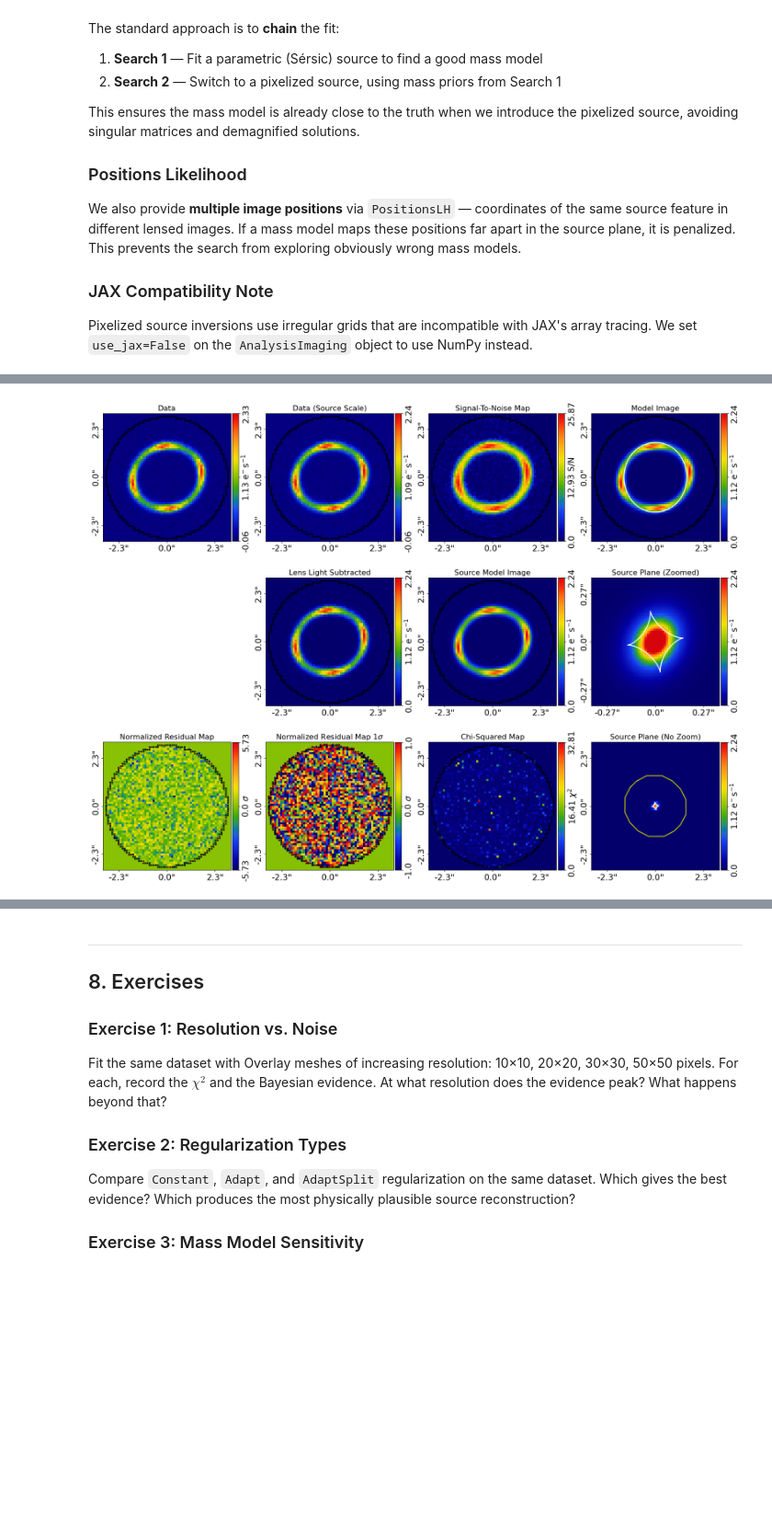
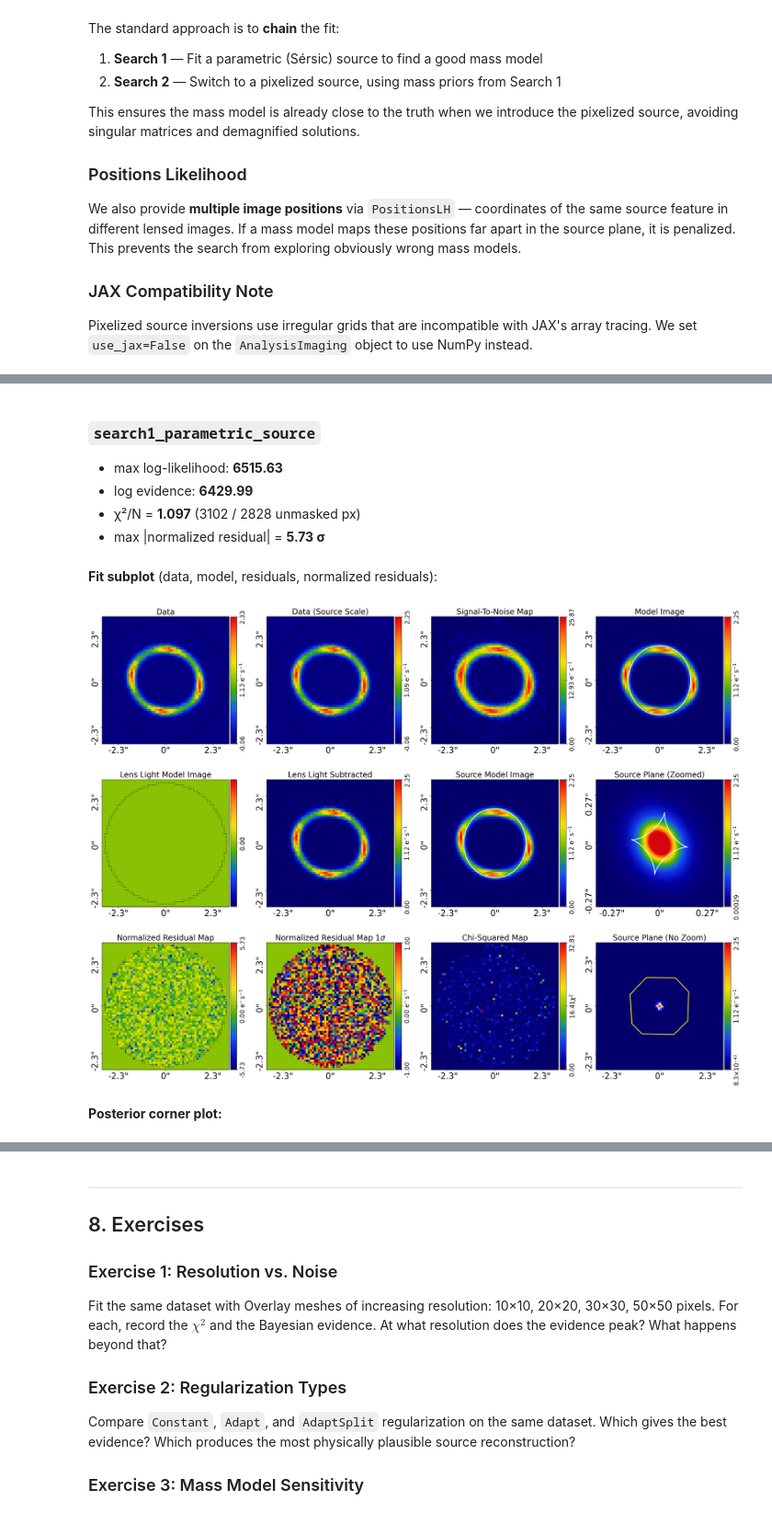
Before and after one commit to rodelcr/Learning_to_Autolens, a Jupyter notebook: Solutions/05_pixelized_sources_SOLVED.ipynb, the cells around one changed output, grey strips where cells are left out. Shown at 92% size. Cells and saved outputs as stored; diff of their text form; code cells hidden in the pictures; blank space fills up the shorter version.

```diff
--- a/Solutions/05_pixelized_sources_SOLVED.ipynb
+++ b/Solutions/05_pixelized_sources_SOLVED.ipynb
@@ -375,7 +414,7 @@ try:
         source_test = al.Galaxy(
             redshift=1.0,
             pixelization=al.Pixelization(
-                mesh=al.mesh.RectangularAdaptDensity(shape=(100,100)),
+                mesh=al.mesh.RectangularAdaptDensity(shape=(25, 25)),
                 regularization=al.reg.Constant(coefficient=lam),
             ),
         )
@@ -435,7 +474,7 @@ try:
     source_adaptive = al.Galaxy(
         redshift=1.0,
         pixelization=al.Pixelization(
-            mesh=al.mesh.RectangularAdaptDensity(shape=(100,100)),
+            mesh=al.mesh.RectangularAdaptDensity(shape=(25, 25)),
             regularization=al.reg.AdaptSplit(
                 inner_coefficient=0.01,  # Less smoothing in bright regions
                 outer_coefficient=10.0,  # More smoothing in faint regions
@@ -587,12 +619,23 @@ Computing | 44     | 1        | 4        | 15200    | 1.0000 | 1     | +4897.55
-# %%
-try:
-    # ============================================================
-    # VISUALIZE THE RESULT
-    # ============================================================
-
-    aplt.FitImagingPlotter(fit=result_1.max_log_likelihood_fit).subplot_fit()
-
-except Exception as _e:
-    print(f"[Skipped — Pixelization v2026 API issue] {type(_e).__name__}: {_e}")
-# %% [output]
-[figure, removed]
+# %%
+# ============================================================
+# VISUALIZE SEARCH 1 RESULT
+# ============================================================
+# Prefer `aplt.subplot_fit_imaging` on the live fit; fall back to
+# the Cannon fit_subplot.png when the Nautilus cell was skipped.
+if result_1 is not None:
+    try:
+        aplt.subplot_fit_imaging(fit=result_1.max_log_likelihood_fit)
+    except Exception as _e:
+        print(f"[Skipped] {type(_e).__name__}: {_e}")
+        show_result("search1_parametric_source")
+else:
+    show_result("search1_parametric_source")
+# %% [output]
+### `search1_parametric_source`
+- max log-likelihood: **6515.63**
+- log evidence: **6429.99**
+- χ²/N = **1.097** (3102 / 2828 unmasked px)
+- max |normalized residual| = **5.73 σ**
+**Fit subplot** (data, model, residuals, normalized residuals):
+[figure, added]
+**Posterior corner plot:**
```
Also changed, not shown: parts of 15 cells of this notebook, 1 other file.
